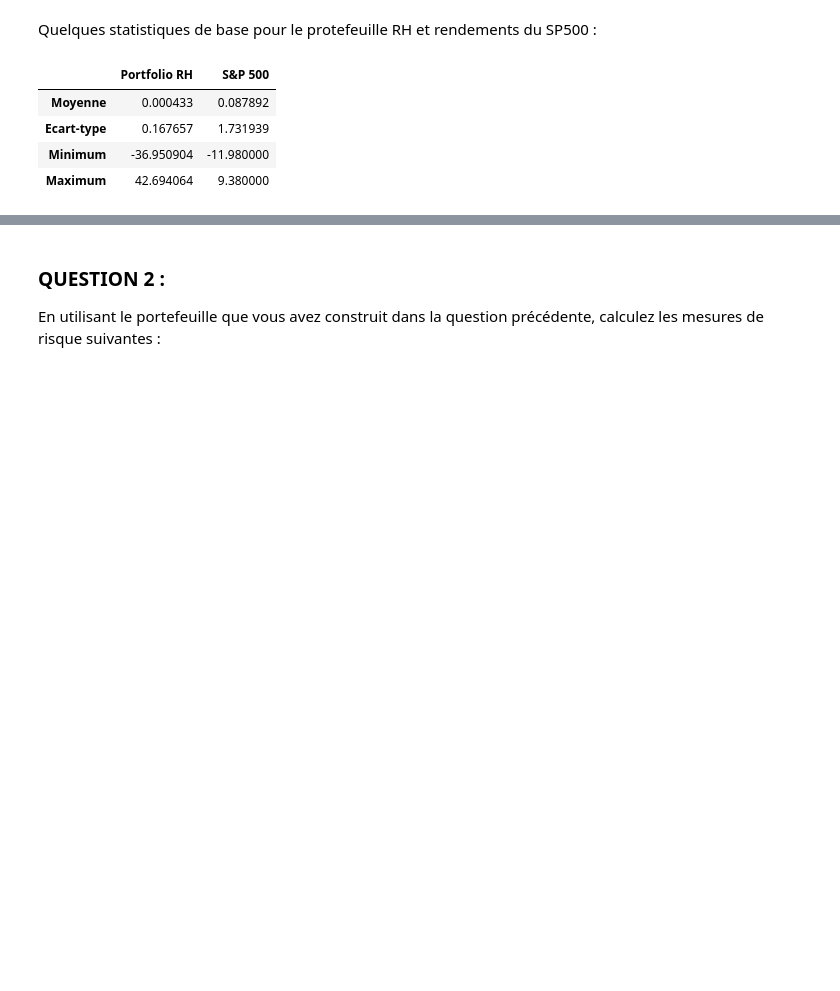
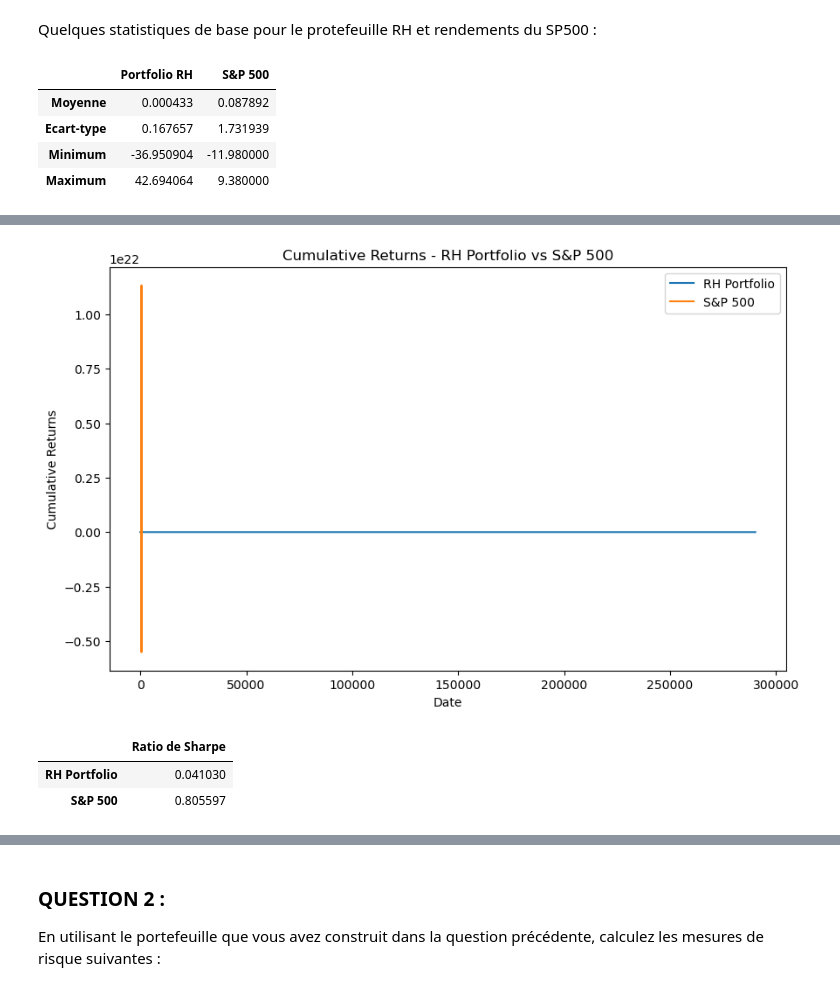
Before and after one commit to ThomasDeConinck/Econometrie-ETUDE-DE-CAS-1-, a Jupyter notebook: ETUDE DE CAS ECONO 1.ipynb, the cells around one changed output, grey strips where cells are left out. Cells and saved outputs as stored; diff of their text form; code cells hidden in the pictures; blank space fills up the shorter version.

```diff
--- a/ETUDE DE CAS ECONO 1.ipynb
+++ b/ETUDE DE CAS ECONO 1.ipynb
@@ -187,0 +223,41 @@ df_summary
+# %%
+import matplotlib.pyplot as plt
+import seaborn as sns
+
+# Calcul des rendements cumulés
+RH_cum_returns = (df_portfolio_returns['portfolio_return'] + 1).cumprod()
+SP_cum_returns = (df_SP500_selected['Change %'] + 1).cumprod()
+
+# Graphique des rendements cumulés
+plt.figure(figsize=(10, 6))
+plt.plot(RH_cum_returns.index, RH_cum_returns, label='RH Portfolio')
+plt.plot(SP_cum_returns.index, SP_cum_returns, label='S&P 500')
+plt.legend()
+plt.xlabel('Date')
+plt.ylabel('Cumulative Returns')
+plt.title('Cumulative Returns - RH Portfolio vs S&P 500')
+plt.show()
+
+# Source: https://chat.openai.com/chat/
+# %% [output]
+[figure, added]
+# %%
+# Calcul du ratio de Sharpe (avec le nombre de jours par ans où la boruse est ouverte 252 jours) :
+RH_sharpe = df_portfolio_returns['portfolio_return'].mean() / df_portfolio_returns['portfolio_return'].std() * np.sqrt(252)
+SP_sharpe = df_SP500_selected['Change %'].mean() / df_SP500_selected['Change %'].std() * np.sqrt(252)
+
+# Définir un taux d'intérêt sans risque : RF (par exemple, un taux d'obligation d'État à 10 ou 15 ans) :
+risk_free_rate = 0.01
+
+# Calculer le ratio de Sharpe pour le portefeuille:
+sharpe_portfolio = (df_portfolio_returns['portfolio_return'].mean() - risk_free_rate) / df_portfolio_returns['portfolio_return'].std()
+
+sharpe_sp500 = (df_SP500_selected['Change %'].mean()- risk_free_rate) / df_SP500_selected['Change %'].std()
+# Comparaison du ratio de Sharpe pour RH et S&P 500:
+sharpe_comparaison = pd.DataFrame({'Ratio de Sharpe': [RH_sharpe, SP_sharpe]}, index=['RH Portfolio', 'S&P 500'])
+sharpe_comparaison
+# Source: https://chat.openai.com/chat/
+# %% [output]
+|  | Ratio de Sharpe |
+| RH Portfolio | 0.041030 |
+| S&P 500 | 0.805597 |
```
Also changed, not shown: parts of 8 cells of this notebook.
